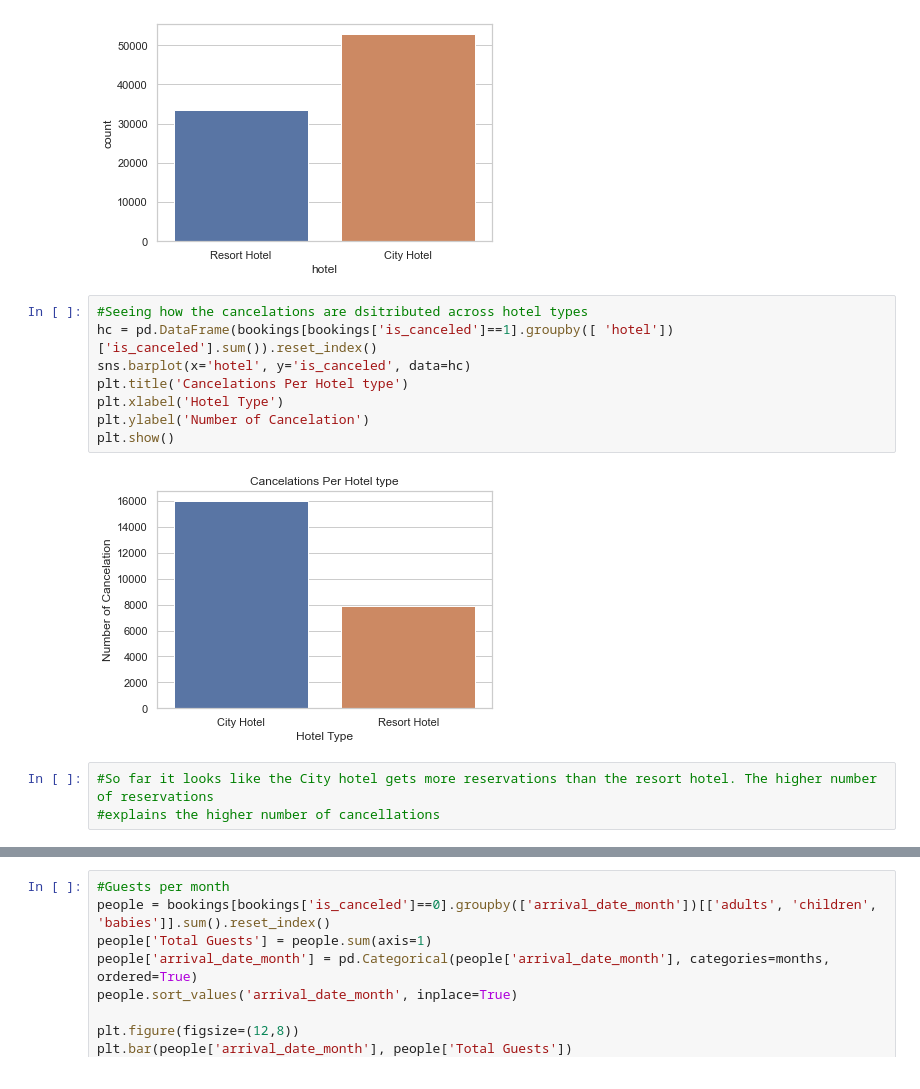
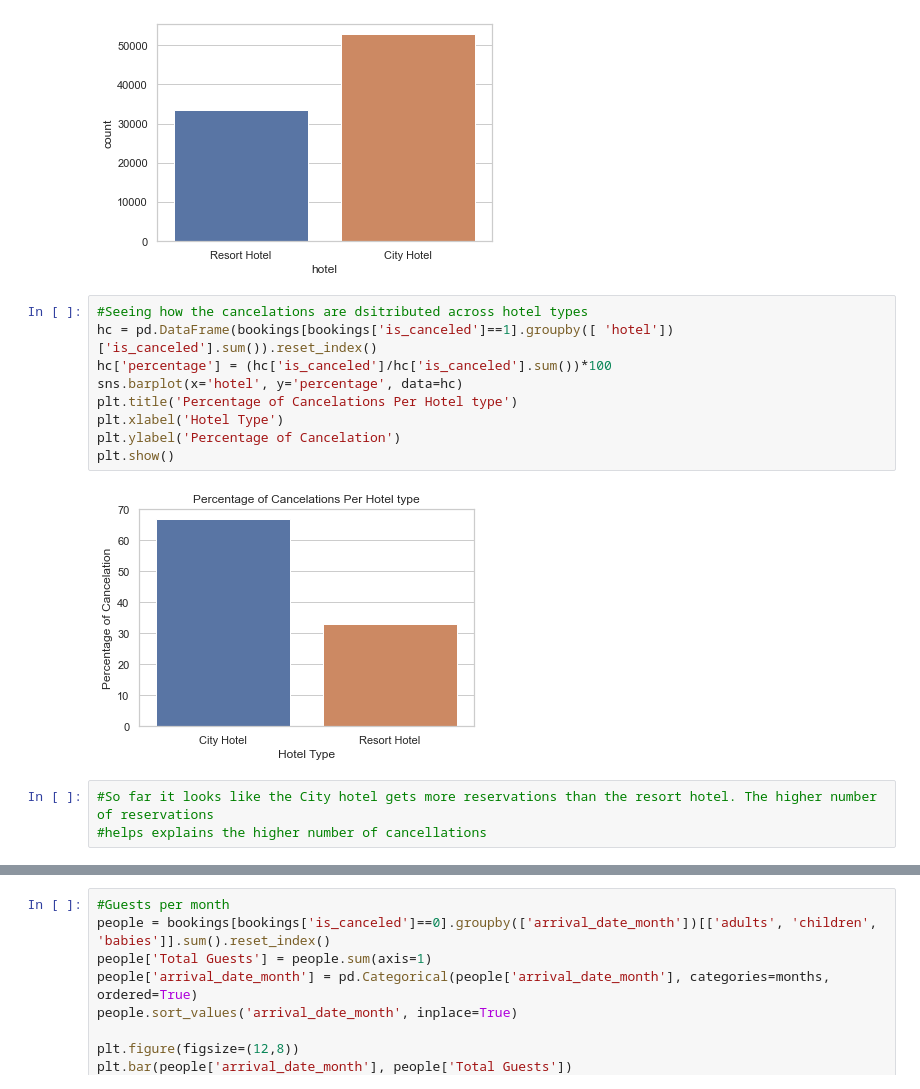
Before and after one commit to asaint13/Capstone_Two-Booking_Cancelations, a Jupyter notebook: 03-EDA.ipynb, the cells around one changed output, grey strips where cells are left out. Cells and saved outputs as stored; diff of their text form.

Commit message:
Changed the cancellations per month from a count to a percentage

```diff
--- a/03-EDA.ipynb
+++ b/03-EDA.ipynb
@@ -242,14 +242,15 @@ plt.show()
 # %%
 #Seeing how the cancelations are dsitributed across hotel types
 hc = pd.DataFrame(bookings[bookings['is_canceled']==1].groupby([ 'hotel'])['is_canceled'].sum()).reset_index()
-sns.barplot(x='hotel', y='is_canceled', data=hc)
-plt.title('Cancelations Per Hotel type')
+hc['percentage'] = (hc['is_canceled']/hc['is_canceled'].sum())*100
+sns.barplot(x='hotel', y='percentage', data=hc)
+plt.title('Percentage of Cancelations Per Hotel type')
 plt.xlabel('Hotel Type')
-plt.ylabel('Number of Cancelation')
+plt.ylabel('Percentage of Cancelation')
 plt.show()
 # %% [output]
-[figure, old version]
+[figure, new version]
 # %%
 #So far it looks like the City hotel gets more reservations than the resort hotel. The higher number of reservations
-#explains the higher number of cancellations
+#helps explains the higher number of cancellations
 # %%
```
Also changed, not shown: parts of 12 cells of this notebook.
